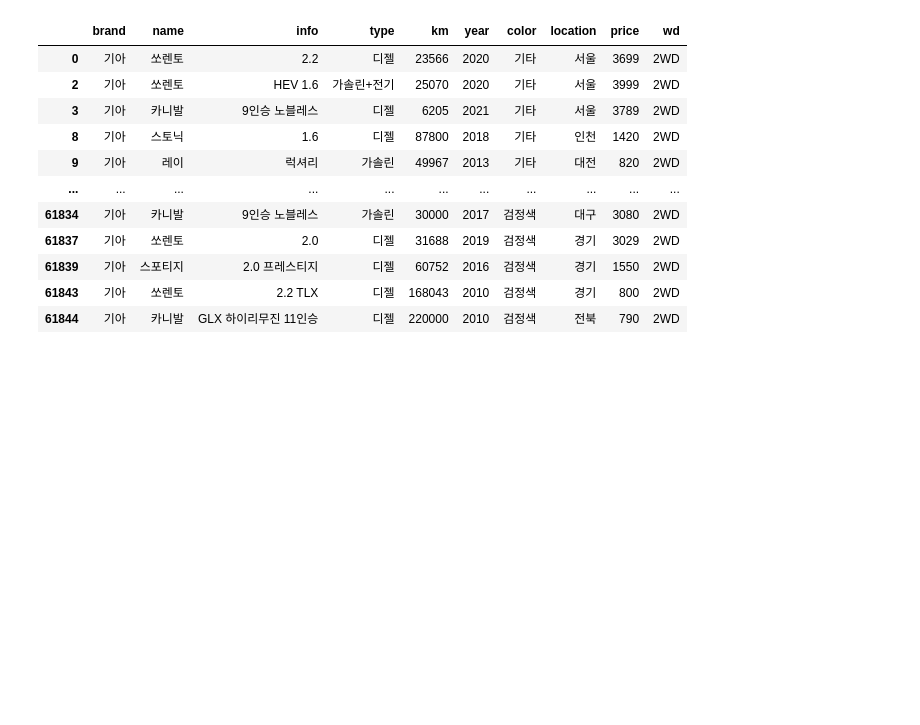
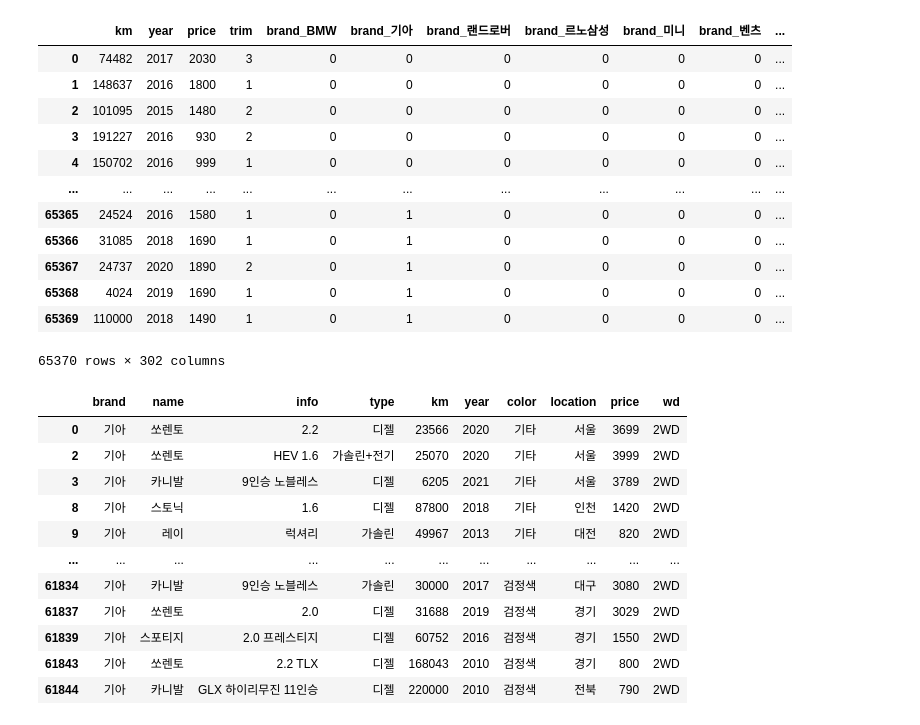
Before and after one commit to Ahn-seongjun/Fin_project_6, a Jupyter notebook: Data_Preprocessing.ipynb, the cells around one changed output. Saved outputs shown, nothing was run; the diff lists cells and outputs as text; code cells hidden in the pictures; blank space fills up the shorter version.

```diff
--- a/Data_Preprocessing.ipynb
+++ b/Data_Preprocessing.ipynb
@@ -47,2 +63,2 @@ df
 # %%
-str.contains
+df_ohe = pd.get_dummies(df)
@@ -48,0 +104,16 @@ str.contains
+# %%
+df_ohe
+# %% [output]
+|  | km | year | price | trim | brand_BMW | brand_기아 | brand_랜드로버 | brand_르노삼성 | brand_미니 | brand_벤츠 | ... |
+| 0 | 74482 | 2017 | 2030 | 3 | 0 | 0 | 0 | 0 | 0 | 0 | ... |
+| 1 | 148637 | 2016 | 1800 | 1 | 0 | 0 | 0 | 0 | 0 | 0 | ... |
+| 2 | 101095 | 2015 | 1480 | 2 | 0 | 0 | 0 | 0 | 0 | 0 | ... |
+| 3 | 191227 | 2016 | 930 | 2 | 0 | 0 | 0 | 0 | 0 | 0 | ... |
+| 4 | 150702 | 2016 | 999 | 1 | 0 | 0 | 0 | 0 | 0 | 0 | ... |
+| ... | ... | ... | ... | ... | ... | ... | ... | ... | ... | ... | ... |
+| 65365 | 24524 | 2016 | 1580 | 1 | 0 | 1 | 0 | 0 | 0 | 0 | ... |
+| 65366 | 31085 | 2018 | 1690 | 1 | 0 | 1 | 0 | 0 | 0 | 0 | ... |
+| 65367 | 24737 | 2020 | 1890 | 2 | 0 | 1 | 0 | 0 | 0 | 0 | ... |
+| 65368 | 4024 | 2019 | 1690 | 1 | 0 | 1 | 0 | 0 | 0 | 0 | ... |
+| 65369 | 110000 | 2018 | 1490 | 1 | 0 | 1 | 0 | 0 | 0 | 0 | ... |
+65370 rows × 302 columns
```
Also changed, not shown: parts of 9 cells of this notebook, 25 other files.
